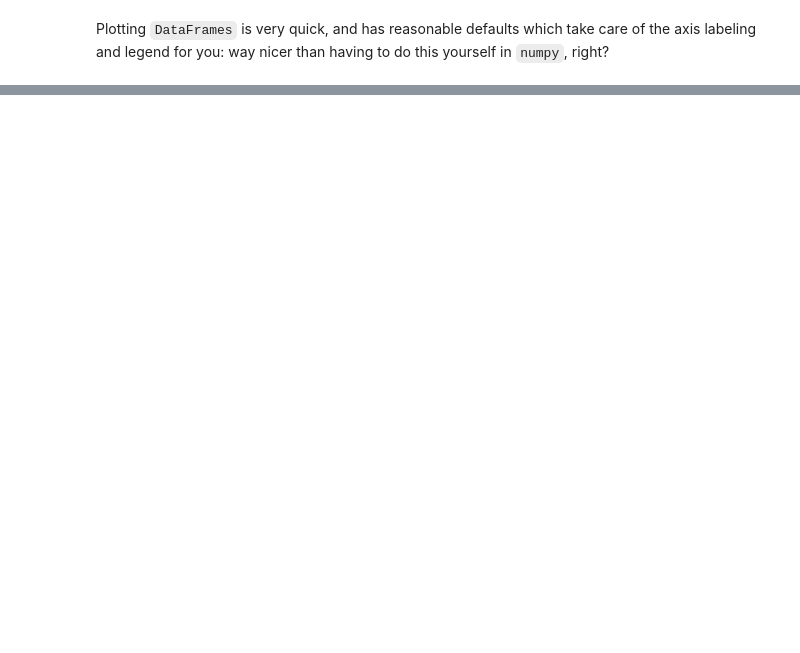
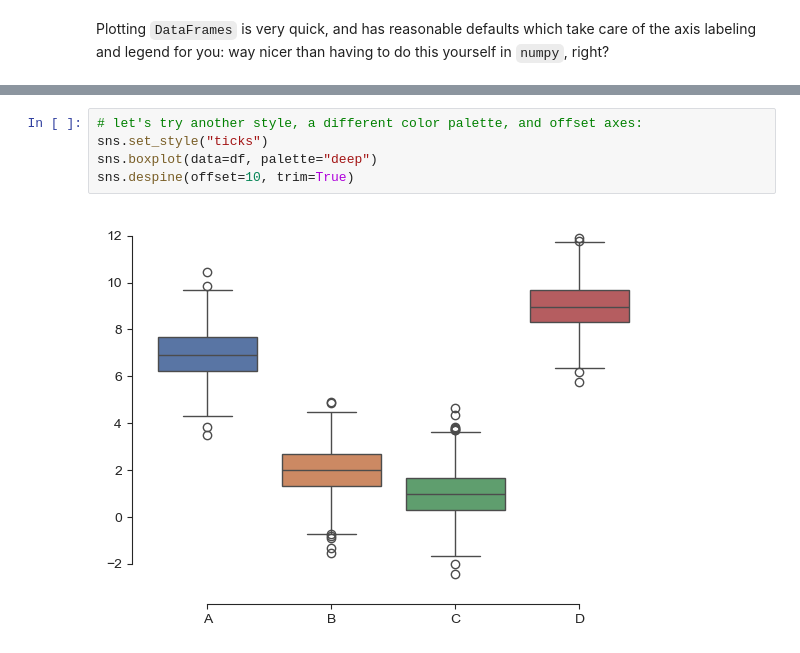
Before and after one commit to tknapen/python_workshop-Basel, a Jupyter notebook: notebooks/5-pandas_seaborn.ipynb, the cells around one changed output, grey strips where cells are left out. Drawn from its saved outputs; the diff is of its cells as text; blank space fills up the shorter version.

```diff
--- a/notebooks/5-pandas_seaborn.ipynb
+++ b/notebooks/5-pandas_seaborn.ipynb
@@ -104,0 +220,7 @@ df.plot()
+# %%
+# let's try another style, a different color palette, and offset axes:
+sns.set_style("ticks")
+sns.boxplot(data=df, palette="deep")
+sns.despine(offset=10, trim=True)
+# %% [output]
+[figure, added]
```
Also changed, not shown: parts of 25 cells of this notebook.
